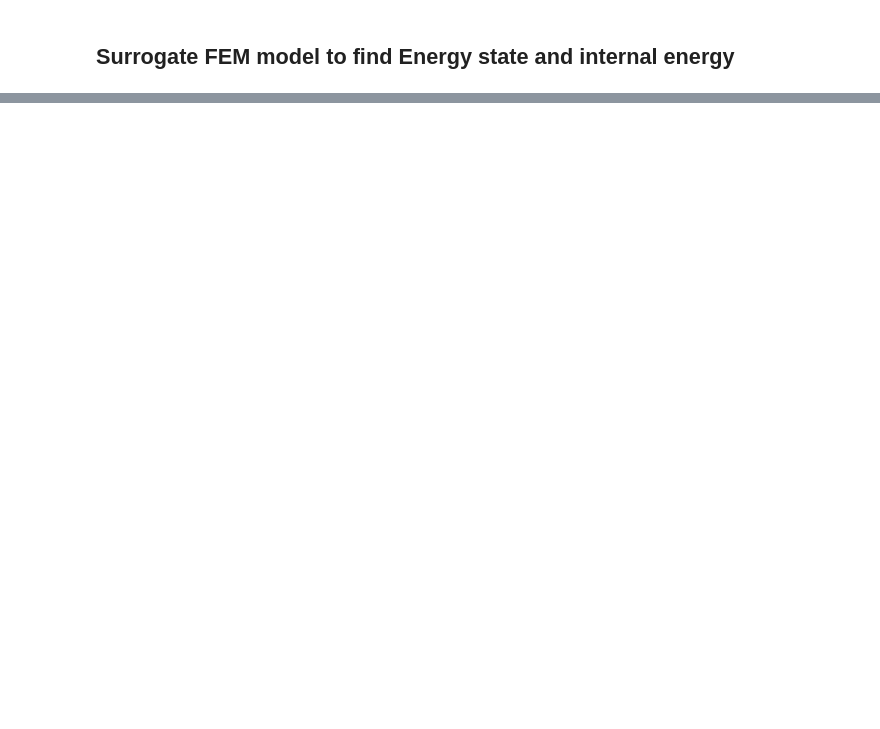
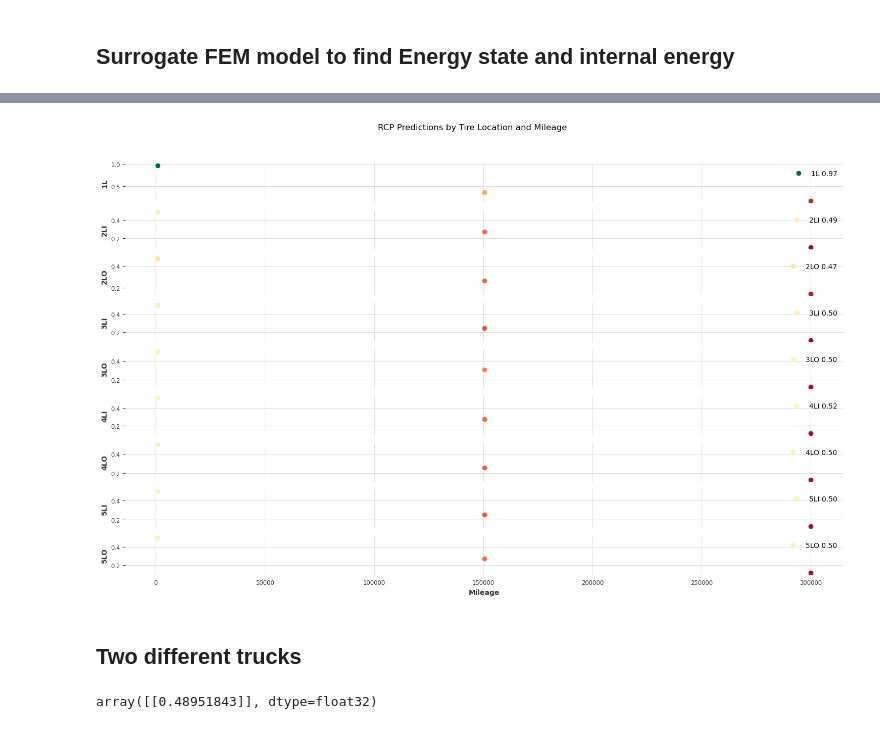
Before and after one commit to Vispikarkaria/Transformer-Based-Tire-Life-Digital-Twin, a Jupyter notebook: Tire_Life_Predictor_Transformer_Optimization.ipynb, the cells around one changed output, grey strips where cells are left out. Drawn from its saved outputs; the diff is of its cells as text; code cells hidden in the pictures; blank space fills up the shorter version.

```diff
--- a/Tire_Life_Predictor_Transformer_Optimization.ipynb
+++ b/Tire_Life_Predictor_Transformer_Optimization.ipynb
@@ -271,0 +244,4 @@ tire_data
+# %%
+data = pd.read_csv("/home/vnk3019/Gaussian_Reduced_Data.csv")
+data = data[data['Tire_ID']=='STX01']
+data
@@ -293,7 +319,7 @@ def perform_modeling(df):
         df = calc_nrg_from_classifier(clf, df, clname)
         if clname == 'NC_sidewall_SEelm_sumrev':
             # Summation across the number of revolutions and the energy calculated, convert to kilajoules
-            df[clname] = (df[clname] * Nrev_per_km * df['avg_veh_speed_kph'] * daNmm_to_kilajoule).cumsum()
+            df[clname] = (df[clname] * Nrev_per_km * df['avg_veh_speed_kph'] * daNmm_to_kilajoule).cumsum() *45
 
     # Setting 'Time' column to be the index of the DataFrame
     df['Time'] = df.index
@@ -319,6 +345,6 @@ tire_data_changed_1 = change_tire_location(tire_data, 36000, start_mileage=0, en
 # %%
 # Function to change tire location and perform time series forecasting
-def change_location_and_forecast(df, total_load, start_mileage, end_mileage, new_location, tft_model):
+def change_location_and_forecast(df, total_load, start_mileage, end_mileage, new_location, tft_model, RCP_start = 1):
     # Change tire location based on mileage and perform modeling
     df, index = change_tire_location(df, total_load, start_mileage, end_mileage, perform_modeling, new_location)
 
@@ -328,17 +354,19 @@ def change_location_and_forecast(df, total_load, start_mileage, end_mileage, new
                      'avg_veh_speed_kph', 'casing_mileage_kms', 'n_rxns_cumul',
                      'wp_load_kg']]
 
+
     # Create a DataFrame for the series
-    df_rcp_ser = pd.DataFrame({'Column1': [1] * 50})
+    df_rcp_ser = pd.DataFrame({'Column1': [RCP_start] * 50})
 
     # Convert DataFrames to TimeSeries objects
     darts_rcp_cov = TimeSeries.from_dataframe(df_rcp_cov).astype(np.float32)
     darts_rcp_ser = TimeSeries.from_dataframe(df_rcp_ser).astype(np.float32)
 
     # Forecast using the pre-trained model
-    Remaining_RCP = tft_model.predict(n=darts_rcp_cov.time_index.stop-100, series=darts_rcp_ser, future_covariates=darts_rcp_cov, num_samples=10, verbose=False)
+    Remaining_RCP = tft_model.predict(n=darts_rcp_cov.time_index.stop-100, series=darts_rcp_ser, future_covariates=darts_rcp_cov, num_samples=50, verbose=False)
 
-    return Remaining_RCP.values()[index]
+    return Remaining_RCP[index].values()
 
 # Correct function call
-RCP = change_location_and_forecast(tire_data, 36000, 0, 100000, '1LO', tft_model)
+RCP = change_location_and_forecast(tire_data, 36000, 0, 300000, '1LO', tft_model)
+float(RCP)
@@ -365,5 +375,5 @@ tire_data_changed_1
 # %%
-x = np.linspace(1000, 500000, 5)
+x = np.linspace(1000, 300000, 5)
 RCP_reduction_list = []
 
 for end_dist in tqdm(x):
@@ -499,0 +463,39 @@ plt.show()
+# %%
+# Normalize the RCP values to map to the colormap
+norm = plt.Normalize(rcp_predictions[tire_locations].min().min(), rcp_predictions[tire_locations].max().max())
+mapper = plt.cm.ScalarMappable(norm=norm, cmap='RdYlGn')
+
+# Setting up the figure
+fig, axs = plt.subplots(len(tire_locations), 1, figsize=(15, 10), sharex=True)
+
+# Loop through each tire location
+for j, location in enumerate(tire_locations):
+    # Get the RCP values for the current location across all mileage steps
+    values = rcp_predictions[location]
+
+    # Plotting each mileage step value as a colored line segment or marker
+    for i, val in enumerate(values):
+        color = mapper.to_rgba(val)
+        axs[j].plot(rcp_predictions['Mileage'][i], val, 'o', color=color, label=f'{location} {val:.2f}' if i == 0 else "")
+
+    axs[j].set_ylabel(location)
+    axs[j].legend()
+
+# Set common labels
+plt.xlabel('Mileage')
+plt.suptitle('RCP Predictions by Tire Location and Mileage')
+plt.tight_layout(rect=[0, 0.03, 1, 0.95])  # Adjust the rect to make room for the suptitle
+
+# Show the plot
+plt.show()
+# %% [output]
+[figure, added]
+# %% [markdown]
+## Two different trucks
+# %%
+total_load_truck_1 = 16000
+total_load_truck_2 = 36000
+
+change_location_and_forecast(tire_data, total_load_truck_1, 0, int(end_mileage), location, tft_model)
+# %% [output]
+array([[0.48951843]], dtype=float32)
```
Also changed, not shown: parts of 11 cells of this notebook.
